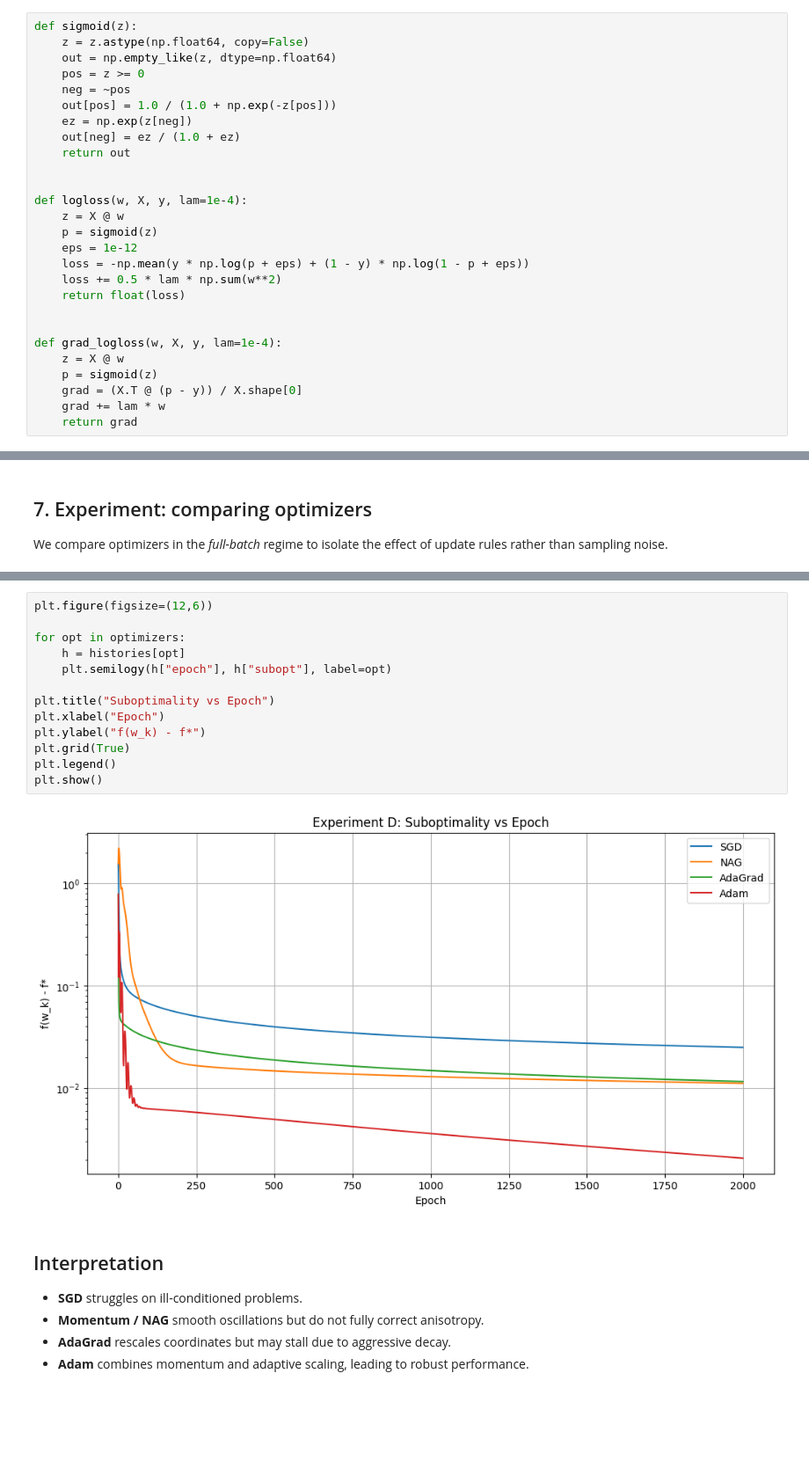
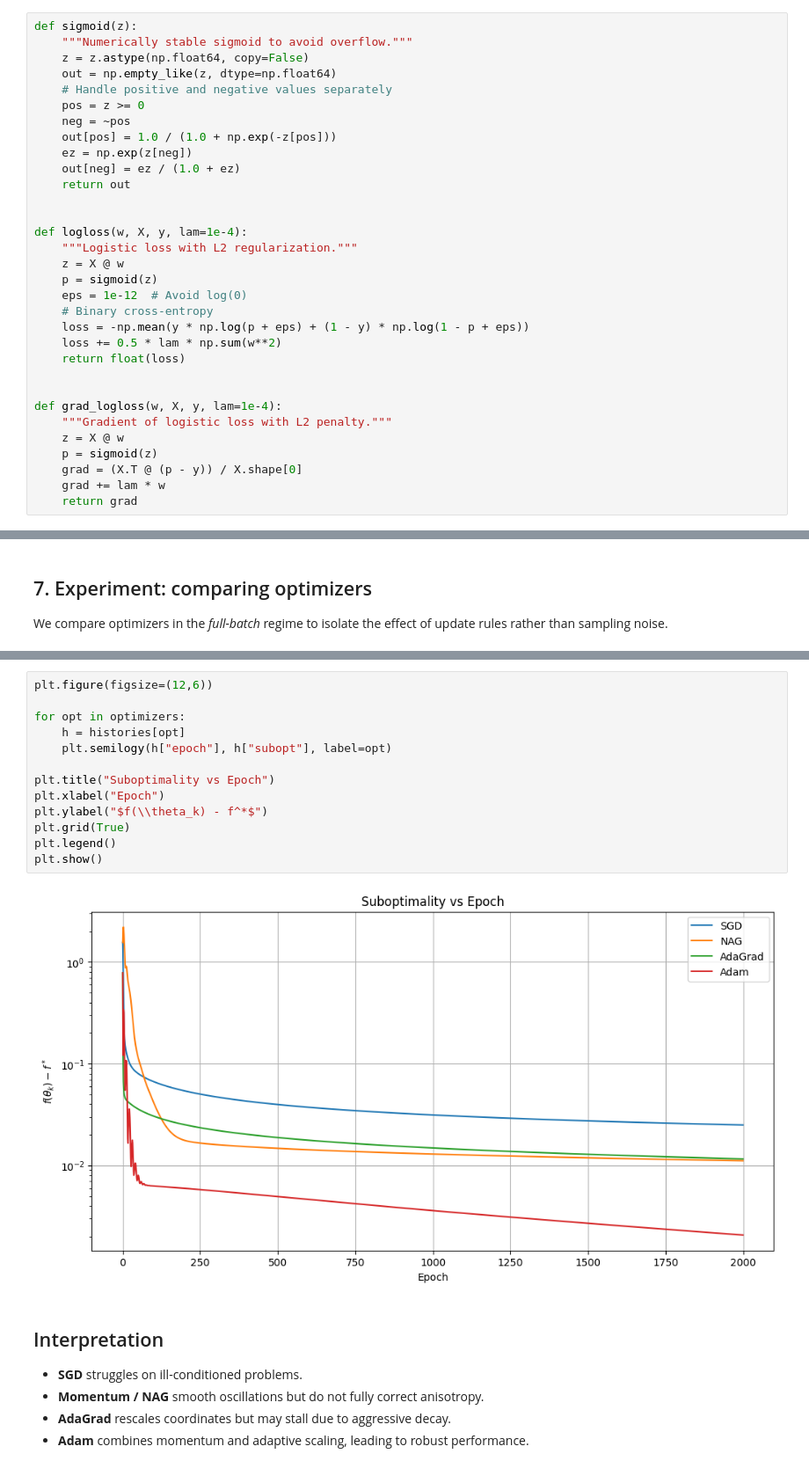
Before and after one commit to kopanicakova/intro_opt_SciML, a Jupyter notebook: notebooks/ex4.ipynb, the cells around one changed output, grey strips where cells are left out. Shown: that part at 88% size. Saved outputs shown, nothing was run; the diff lists cells and outputs as text; blank space fills up the shorter version.

```diff
--- a/notebooks/ex4.ipynb
+++ b/notebooks/ex4.ipynb
@@ -78,8 +73,10 @@ We explicitly implement:
 - gradient
 # %%
 def sigmoid(z):
+    """Numerically stable sigmoid to avoid overflow."""
     z = z.astype(np.float64, copy=False)
     out = np.empty_like(z, dtype=np.float64)
+    # Handle positive and negative values separately
     pos = z >= 0
     neg = ~pos
     out[pos] = 1.0 / (1.0 + np.exp(-z[pos]))
@@ -89,15 +86,18 @@ def sigmoid(z):
 
 
 def logloss(w, X, y, lam=1e-4):
+    """Logistic loss with L2 regularization."""
     z = X @ w
     p = sigmoid(z)
-    eps = 1e-12
+    eps = 1e-12  # Avoid log(0)
+    # Binary cross-entropy
     loss = -np.mean(y * np.log(p + eps) + (1 - y) * np.log(1 - p + eps))
     loss += 0.5 * lam * np.sum(w**2)
     return float(loss)
 
 
 def grad_logloss(w, X, y, lam=1e-4):
+    """Gradient of logistic loss with L2 penalty."""
     z = X @ w
     p = sigmoid(z)
     grad = (X.T @ (p - y)) / X.shape[0]
@@ -297,18 +300,18 @@ Running Adam with lr=0.01
 # %%
 plt.figure(figsize=(12,6))
 
 for opt in optimizers:
     h = histories[opt]
     plt.semilogy(h["epoch"], h["subopt"], label=opt)
 
 plt.title("Suboptimality vs Epoch")
 plt.xlabel("Epoch")
-plt.ylabel("f(w_k) - f*")
+plt.ylabel("$f(\\theta_k) - f^*$")
 plt.grid(True)
 plt.legend()
 plt.show()
 # %% [output]
-[figure, old version]
+[figure, new version]
 # %% [markdown]
 ## Interpretation
 
```
Also changed, not shown: parts of 4 cells of this notebook, 2 other files.
